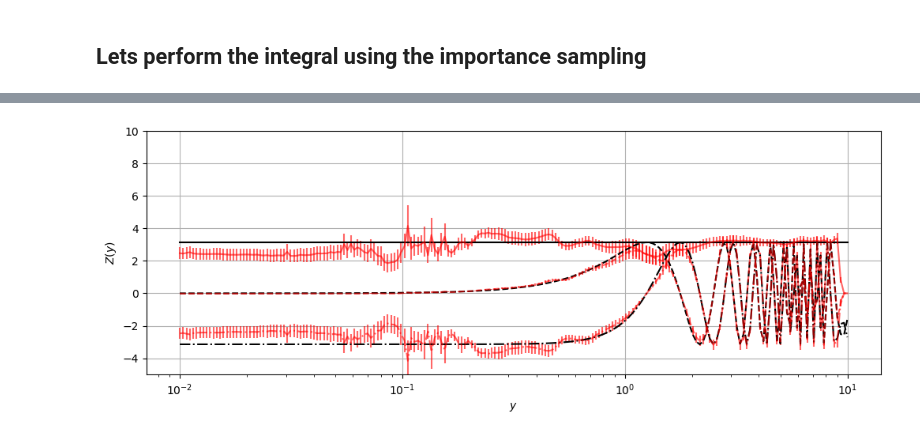
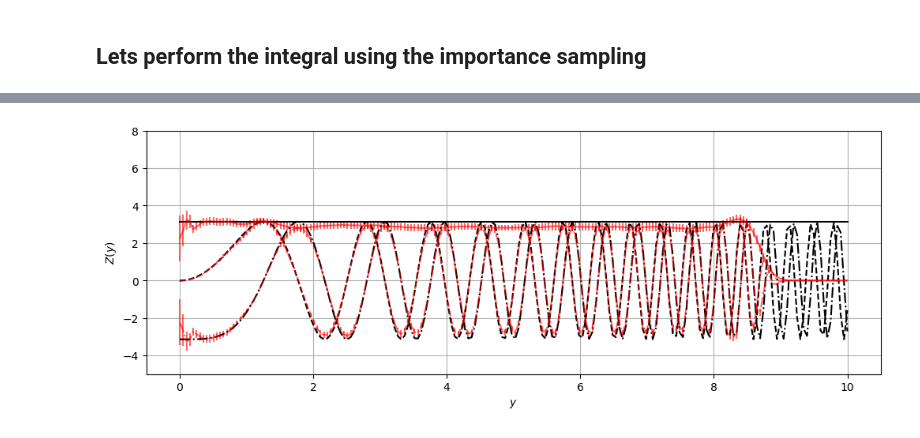
Before and after one commit to git-sunao/path-integral, a Jupyter notebook: notebooks/tutorial-sampler.ipynb, the cells around one changed output, grey strips where cells are left out. Cells and saved outputs as stored; diff of their text form; code cells hidden in the pictures.

```diff
--- a/notebooks/tutorial-sampler.ipynb
+++ b/notebooks/tutorial-sampler.ipynb
@@ -168,7 +169,7 @@ def perform(y, num_samples=1_000):
 vperform = jax.vmap(perform, in_axes=0, out_axes=0)
 # %%
 # Again, we change the first dimension of y, y=(y1, y2) with y2=0
-y1 = jnp.logspace(-2, jnp.log10(10.0), 200)
+y1 = jnp.linspace(0.0, 10.0, 200)
 y2 = jnp.zeros_like(y1)
 y  = jnp.stack([y1]+[y2], axis=1)
 %time Z, dZ = vperform(y)
@@ -178,3 +179,3 @@ Wall time: 7.78 s
 # %%
 # analytic
-Za = jnp.pi * jnp.exp(-1j*jnp.pi/2) * jnp.exp(1j*y1**2)
+%time Za = jnp.pi * jnp.exp(-1j*jnp.pi/2) * jnp.exp(1j*y1**2)
@@ -181,20 +185,19 @@ Za = jnp.pi * jnp.exp(-1j*jnp.pi/2) * jnp.exp(1j*y1**2)
 # %%
 # Plotting
 plt.figure(figsize=(12, 4))
 # estimate
 plt.errorbar(y1, jnp.real(Z), jnp.real(dZ), color='r', ls='--', alpha=0.6)
 plt.errorbar(y1, jnp.imag(Z), jnp.imag(dZ), color='r', ls='-.', alpha=0.6)
 plt.errorbar(y1, jnp.abs(Z) , jnp.abs(dZ) , color='r', ls='-' , alpha=0.6)
 # exact
 plt.plot(y1, jnp.real(Za), color='k', ls='--')
 plt.plot(y1, jnp.imag(Za), color='k', ls='-.')
 plt.plot(y1, jnp.abs(Za) , color='k', ls='-')
 
-plt.xscale('log')
-plt.ylim(-5,10)
+plt.ylim(-5,8)
 plt.grid()
 plt.xlabel(r'$y$')
 plt.ylabel(r'$Z(y)$')
 plt.show()
 # %% [output]
-[figure, old version]
+[figure, new version]
```
Also changed, not shown: parts of 7 cells of this notebook.
